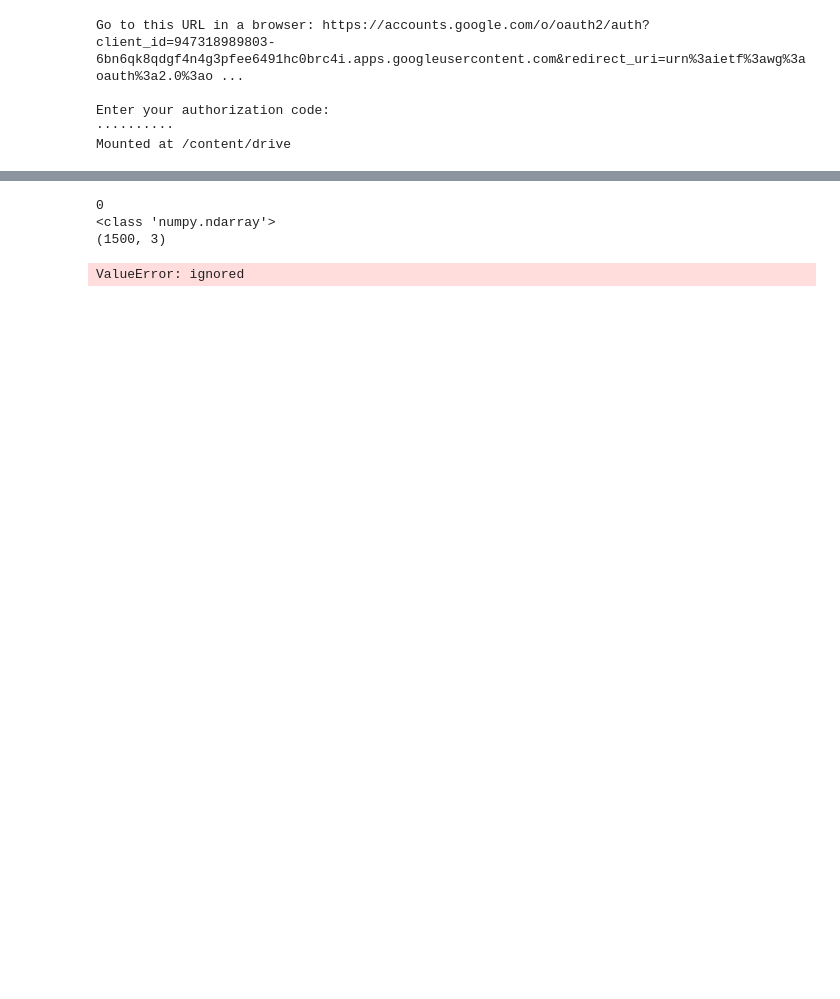
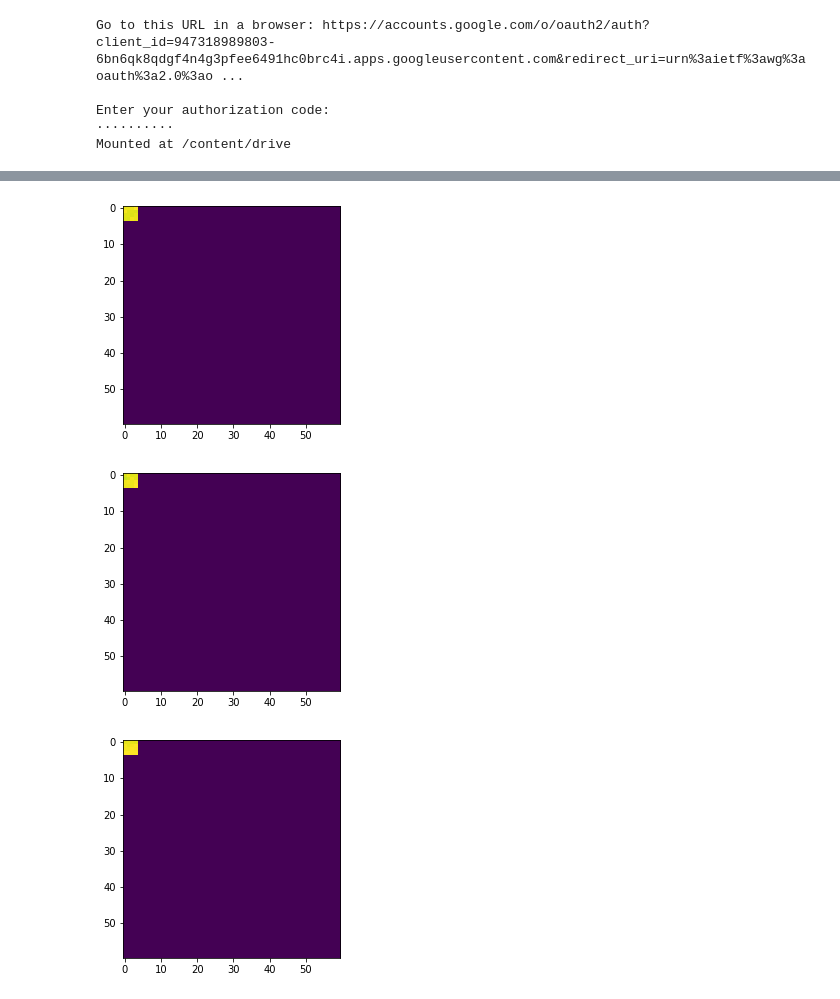
Before and after one commit to alirezash97/Galaxy-Classification, a Jupyter notebook: Galaxy.ipynb, the cells around one changed output, grey strips where cells are left out. Saved outputs shown, nothing was run; the diff lists cells and outputs as text; code cells hidden in the pictures; blank space fills up the shorter version.

```diff
--- a/Galaxy.ipynb
+++ b/Galaxy.ipynb
@@ -49,22 +142,18 @@ m = len(x)
 # %%
+
 layer1 = []
 for image in x:
-  for i in range(3):
-    for j in range(2):
-      mask = np.random.choice([0, 1], size=(998,1498), p=[3./10, 7./10])
-      print(j)
-      a = 1498+j
-      img = image[i:i+998][0]
-      print(img.shape)
-      temp = np.dot(img, mask)
-      layer1.append(temp)
-
-prinr(len(layer1))
-# print(mask)
-# for image in x:
-#   for i in range(4):
+  feature = np.zeros((60, 60))
+  for i in tqdm(range(4)):
+    for j in range(4):
+      mask = np.random.choice([0, 1], size=(60,60), p=[3./10, 7./10])
+      img = image[ i:i+60, j:j+60]
+      temp = np.sum(mask*img)
+      feature[i][j] = max(0, temp)
+  plt.imshow(feature)
+  plt.show()
+  layer1.append(feature)
 # %% [output]
-0
-<class 'numpy.ndarray'>
-(1500, 3)
-ValueError: ignored
+[figure, added]
+[figure, added]
+[figure, added]
```
Also changed, not shown: parts of 10 cells of this notebook.
